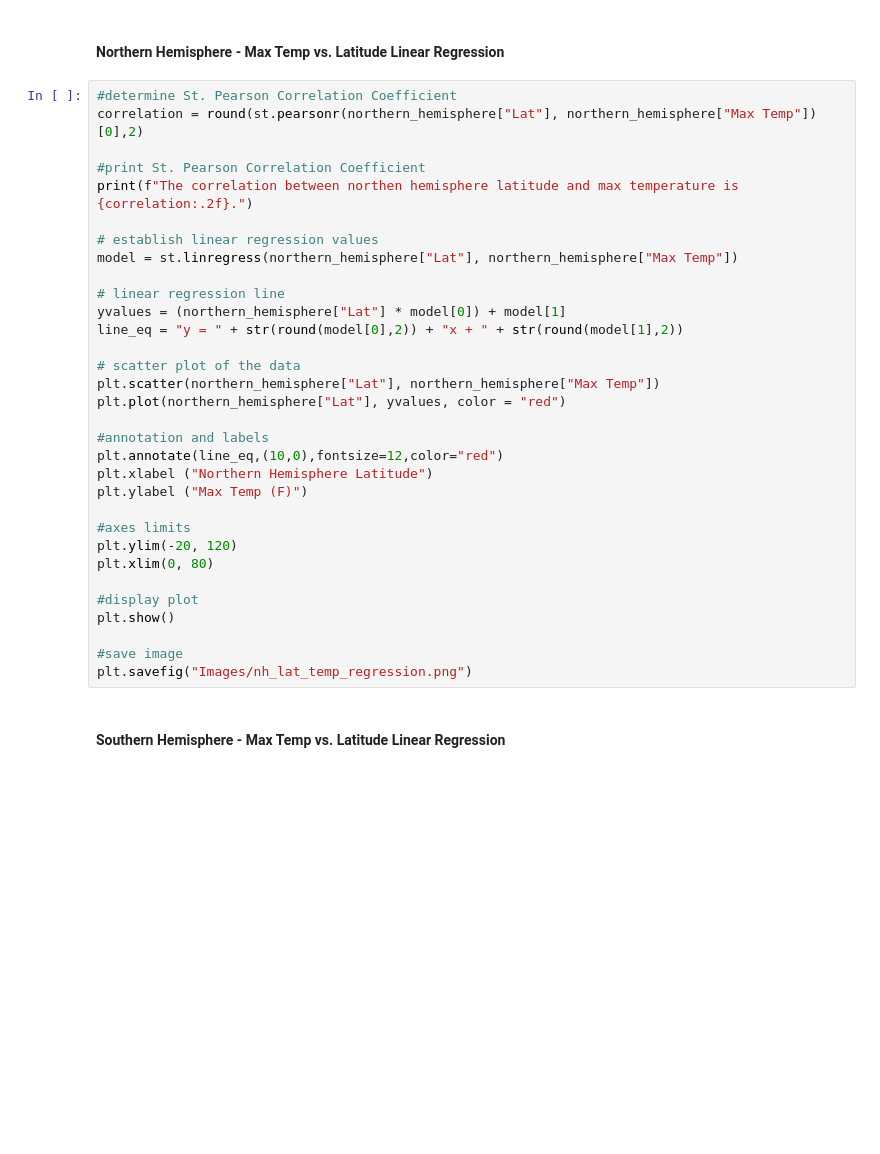
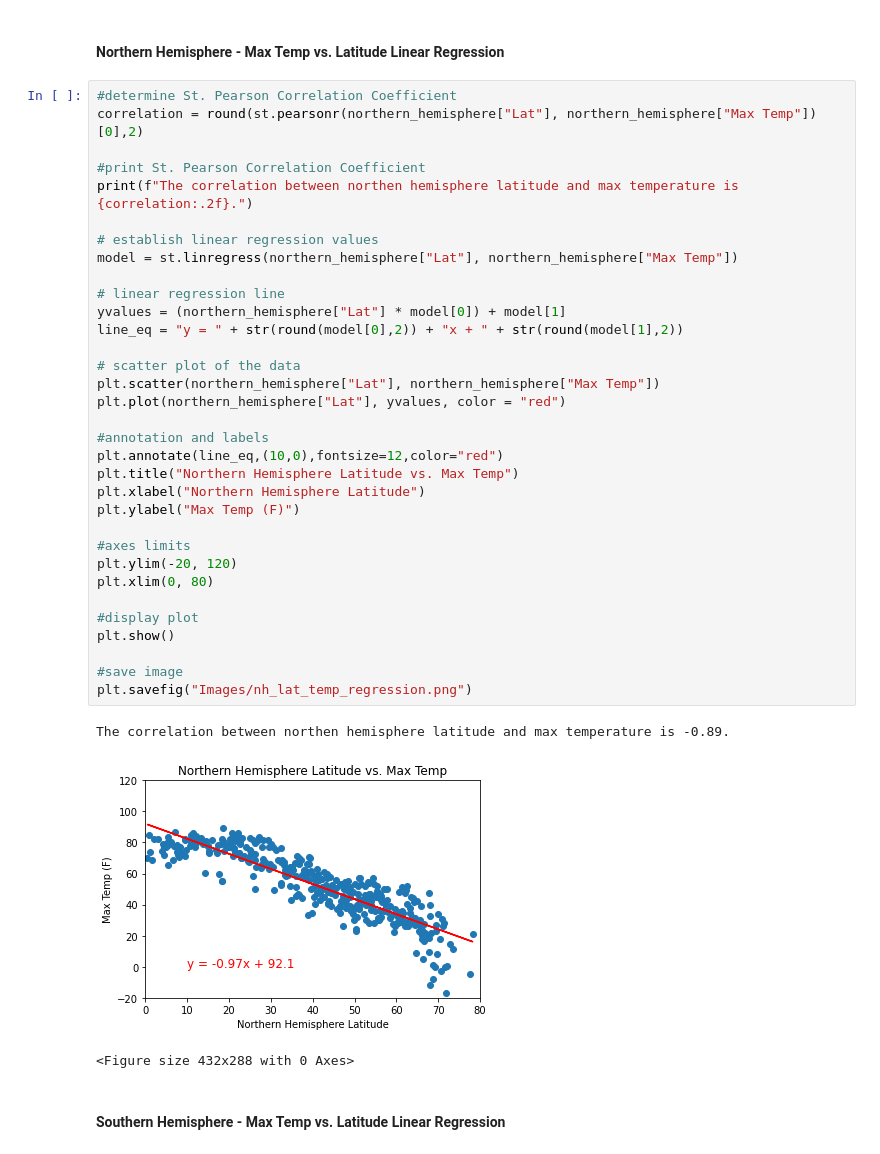
Before and after one commit to Ramirra/python-api-challenge, a Jupyter notebook: WeatherPy.ipynb, the cells around one changed output. Saved outputs shown, nothing was run; the diff lists cells and outputs as text; blank space fills up the shorter version.

```diff
--- a/WeatherPy.ipynb
+++ b/WeatherPy.ipynb
@@ -270,35 +284,40 @@ southern_hemisphere = city_df.loc[city_df["Lat"] < 0 ]
 # %%
 #determine St. Pearson Correlation Coefficient
 correlation = round(st.pearsonr(northern_hemisphere["Lat"], northern_hemisphere["Max Temp"])[0],2)
 
 #print St. Pearson Correlation Coefficient
 print(f"The correlation between northen hemisphere latitude and max temperature is {correlation:.2f}.")
 
 # establish linear regression values
 model = st.linregress(northern_hemisphere["Lat"], northern_hemisphere["Max Temp"])
 
 # linear regression line
 yvalues = (northern_hemisphere["Lat"] * model[0]) + model[1]
 line_eq = "y = " + str(round(model[0],2)) + "x + " + str(round(model[1],2))
 
 # scatter plot of the data
 plt.scatter(northern_hemisphere["Lat"], northern_hemisphere["Max Temp"])
 plt.plot(northern_hemisphere["Lat"], yvalues, color = "red")
 
 #annotation and labels
 plt.annotate(line_eq,(10,0),fontsize=12,color="red")
-plt.xlabel ("Northern Hemisphere Latitude")
-plt.ylabel ("Max Temp (F)")
+plt.title("Northern Hemisphere Latitude vs. Max Temp")
+plt.xlabel("Northern Hemisphere Latitude")
+plt.ylabel("Max Temp (F)")
 
 #axes limits
 plt.ylim(-20, 120)
 plt.xlim(0, 80)
 
 #display plot
 plt.show()
 
 #save image
 plt.savefig("Images/nh_lat_temp_regression.png")
+# %% [output]
+The correlation between northen hemisphere latitude and max temperature is -0.89.
+[figure, added]
+<Figure size 432x288 with 0 Axes>
 # %% [markdown]
 ####  Southern Hemisphere - Max Temp vs. Latitude Linear Regression
 # %%
```
Also changed, not shown: parts of 14 cells of this notebook, 1 other file.
